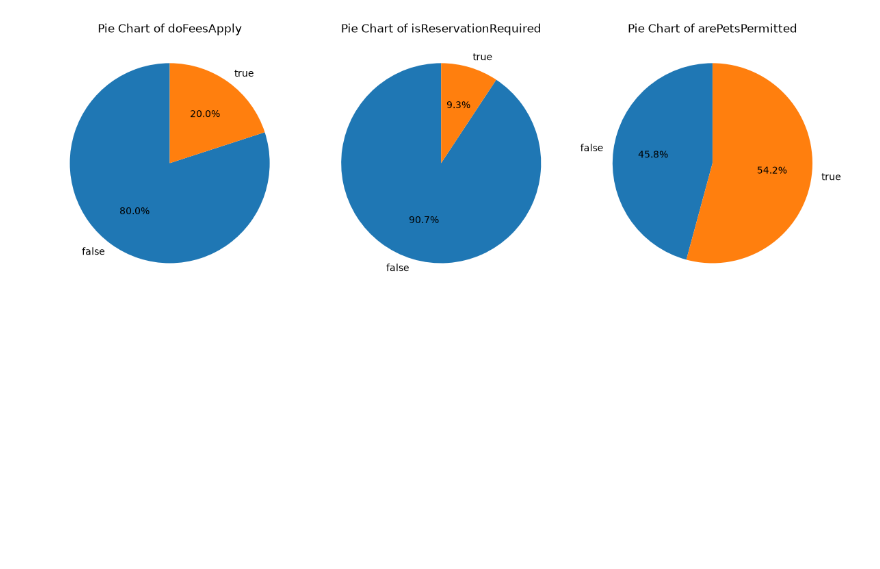
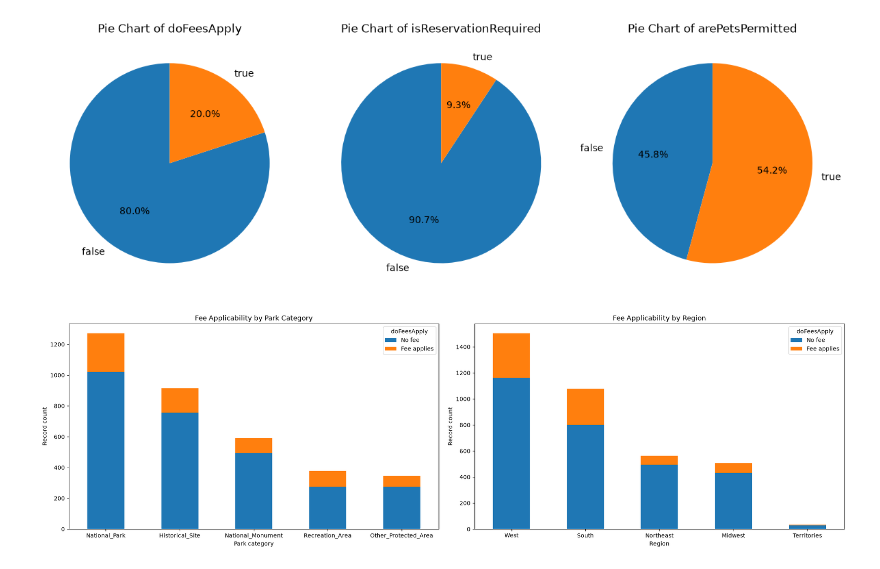
Before and after one commit to lareina1515/DATA1030-GroupProject, a Jupyter notebook: src/DATA1030 group project.ipynb, the cells around one changed output. Saved outputs shown, nothing was run; the diff lists cells and outputs as text; code cells hidden in the pictures; blank space fills up the shorter version.

Commit message:
add fee_applicability chart

```diff
--- a/src/DATA1030 group project.ipynb
+++ b/src/DATA1030 group project.ipynb
@@ -166,3 +167,50 @@ plt.tight_layout()
 plt.show()
 # %% [output]
 [figure]
+# %%
+# Draw the stacked bar plot between each park category (left) / region (right) and fee requirement
+park_categories = ['National_Park', 'Historical_Site', 'National_Monument', 'Recreation_Area', 'Other_Protected_Area']
+regions = ['West', 'South', 'Northeast', 'Midwest', 'Territories']
+
+def fee_counts_by_label(column, labels):
+    parsed = eda_todo_df[column].apply(
+        lambda value: ast.literal_eval(value)
+        if isinstance(value, str) and value.strip()
+        else value if isinstance(value, (list, tuple, set)) else []
+    )
+    return pd.DataFrame(
+            {
+                name: [
+                    ((eda_todo_df["doFeesApply"].eq(fee)) & parsed.apply(lambda values: label in values)).sum()
+                    for label in labels
+                ]
+                for fee, name in [('false', 'No fee'), ('true', 'Fee applies')]
+            },
+            index = labels,
+        )
+
+park_counts = fee_counts_by_label('park_categories', park_categories)
+region_counts = fee_counts_by_label('regions', regions)
+
+fig, axes = plt.subplots(1, 2, figsize = (20, 6))
+
+for ax, counts, title, xlabel in [
+    (axes[0], park_counts, 'Fee Applicability by Park Category', 'Park category'),
+    (axes[1], region_counts, 'Fee Applicability by Region', 'Region')
+]:
+    counts.plot(
+        kind = 'bar', stacked = True, ax = ax, legend = False,
+    )
+    ax.set_title(title)
+    ax.set_xlabel(xlabel)
+    ax.set_ylabel('Record count')
+    ax.tick_params(axis = 'x', rotation = 0)
+
+axes[0].legend(title = 'doFeesApply')
+axes[1].legend(title = 'doFeesApply')
+
+plt.savefig('../figures/fee_applicability.png', dpi = 150, bbox_inches = 'tight')
+fig.tight_layout()
+plt.show()
+# %% [output]
+[figure, added]
```
Also changed, not shown: parts of 3 cells of this notebook.
